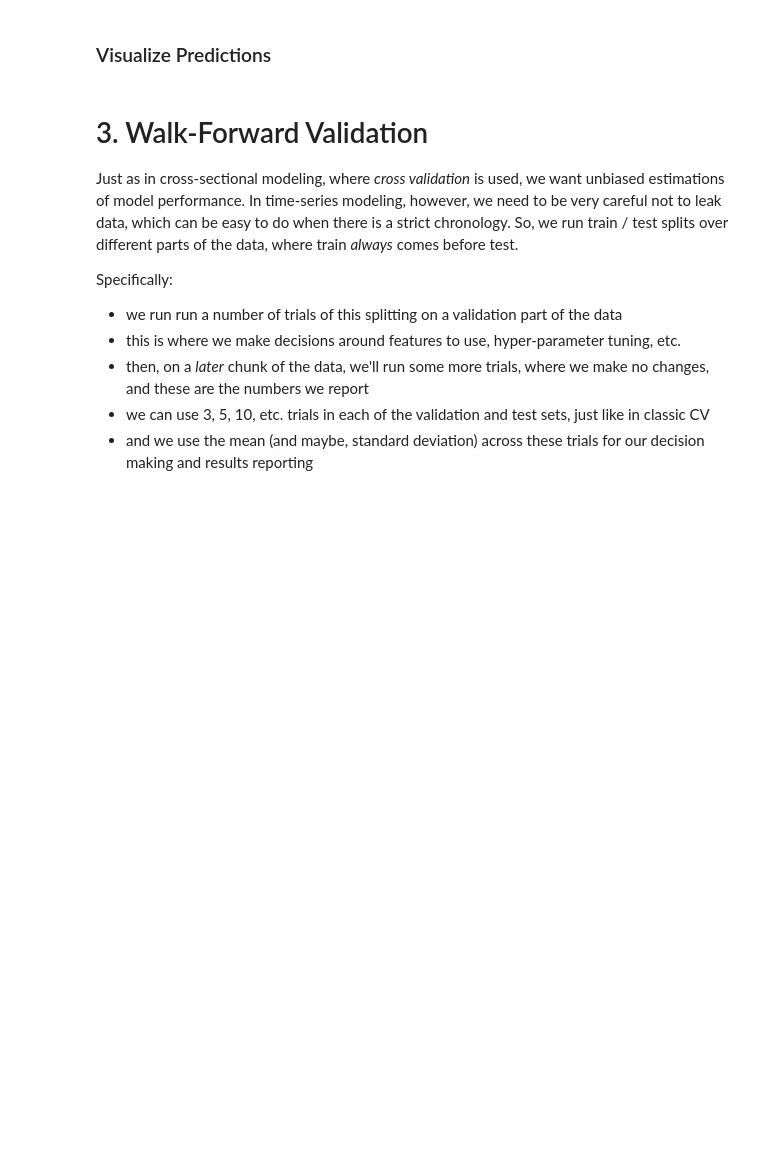
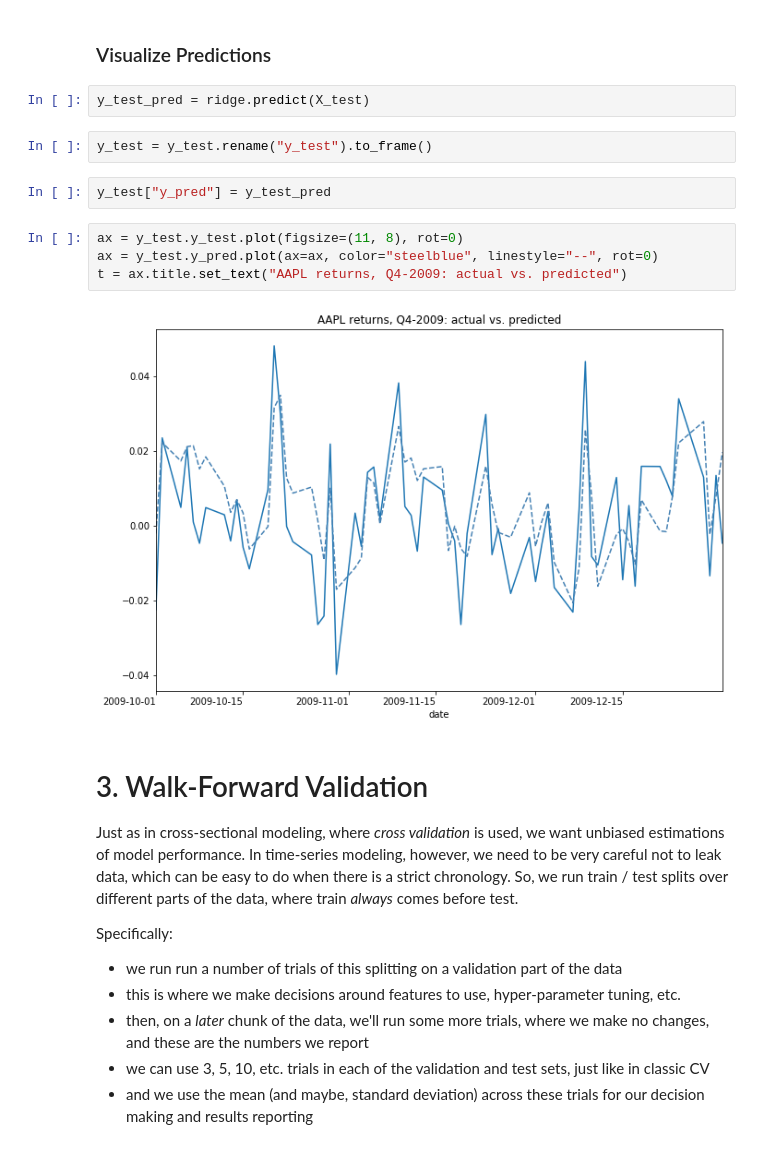
Before and after one commit to lermana/python_fundamentals, a Jupyter notebook: time_series_forecasting.ipynb, the cells around one changed output. Saved outputs shown, nothing was run; the diff lists cells and outputs as text; blank space fills up the shorter version.

```diff
--- a/time_series_forecasting.ipynb
+++ b/time_series_forecasting.ipynb
@@ -350,6 +352,18 @@ ridge.score(X_test, y_test)
 0.4570863648300462
 # %% [markdown]
 ### Visualize Predictions
+# %%
+y_test_pred = ridge.predict(X_test)
+# %%
+y_test = y_test.rename("y_test").to_frame()
+# %%
+y_test["y_pred"] = y_test_pred
+# %%
+ax = y_test.y_test.plot(figsize=(11, 8), rot=0)
+ax = y_test.y_pred.plot(ax=ax, color="steelblue", linestyle="--", rot=0)
+t = ax.title.set_text("AAPL returns, Q4-2009: actual vs. predicted")
+# %% [output]
+[figure, added]
 # %% [markdown]
 # 3. Walk-Forward Validation
 
```
Also changed, not shown: parts of 15 cells of this notebook.
